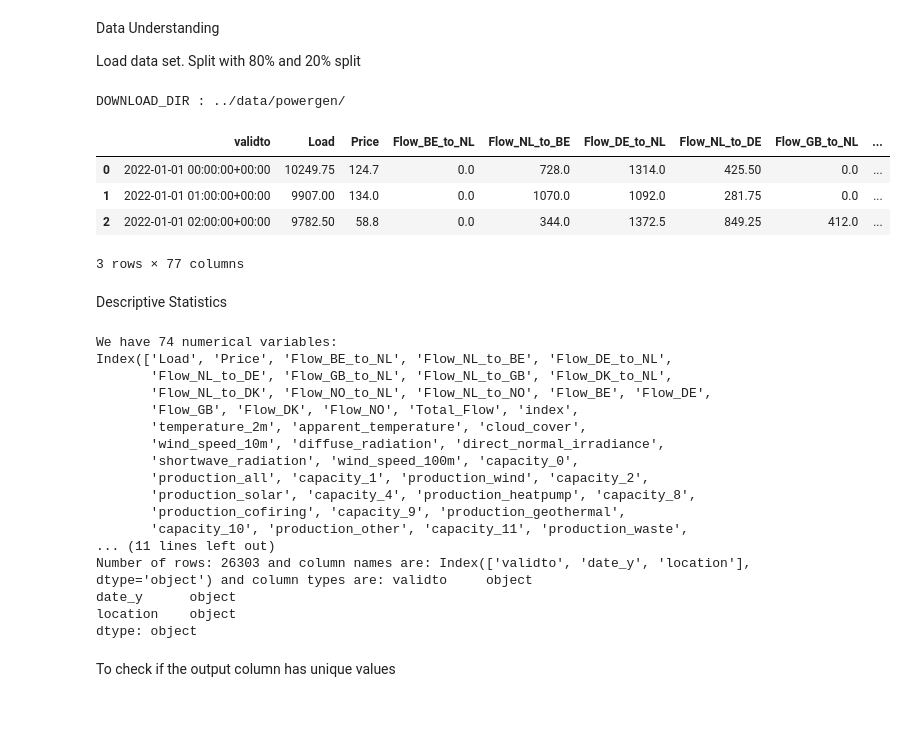
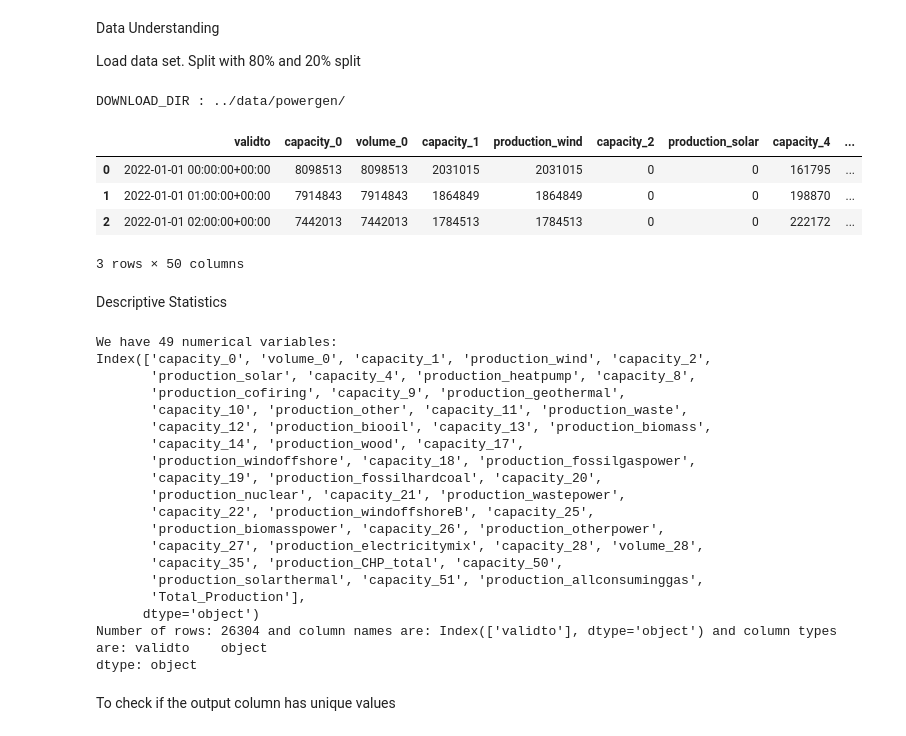
Before and after one commit to tvgerwe/ENEXIS, a Jupyter notebook: workspaces/sandeep/ned/ned-gen-prediction-regression.ipynb, the cells around one changed output. Saved outputs shown, nothing was run; the diff lists cells and outputs as text; code cells hidden in the pictures.

```diff
--- a/workspaces/sandeep/ned/ned-gen-prediction-regression.ipynb
+++ b/workspaces/sandeep/ned/ned-gen-prediction-regression.ipynb
@@ -42,41 +42,41 @@ Load data set. Split with 80% and 20% split
 # %%
 # Load API Key and download directory from config file
 CONFIG_FILE = "../config/api-call.json"
 
 def load_config(config_path):
     """Load configuration from a JSON file."""
     with open(config_path, "r") as file:
         return json.load(file)
 
 # Load config values
 config = load_config(CONFIG_FILE)
 
 # print(config)
 DOWNLOAD_DIR = config["ned"]["ned_download_dir"]
 CSV_DOWNLOAD_DIR = config["ned"]["ned_test_download_dir"]
 print("DOWNLOAD_DIR :", DOWNLOAD_DIR)
-pkl_file_path = f'{DOWNLOAD_DIR}/power-gen-type-0.pkl'
-csv_file_path = f'{CSV_DOWNLOAD_DIR}power-gen-consolidated-data-2022-2024.csv'
+# pkl_file_path = f'{DOWNLOAD_DIR}/power-gen-type-0.pkl'
+csv_file_path = f'{DOWNLOAD_DIR}power-gen-consolidated-data-2022-2024.csv'
 
 # with open('../data/dc-ned-json-data-1.pkl', 'rb') as pickle_file:
 # with open(pkl_file_path, 'rb') as pickle_file:
 with open(csv_file_path, 'rb') as csv_file:
     df_pd_orig = pd.read_csv(csv_file)
 
 # Sum of all columns starting with 'production'
-# df_pd_orig["Total_Production"] = df_pd_orig.filter(like="production").sum(axis=1)
-df_pd_orig["Total_Production"] = df_pd_orig["production_all"]
+df_pd_orig["Total_Production"] = df_pd_orig.filter(like="production").sum(axis=1)
+# df_pd_orig["Total_Production"] = df_pd_orig["production_all"]
 df_pd_orig.rename(columns={'date_x': 'validto'}, inplace=True)
 
 # Show a sample of first 3 rows.
 df_pd_orig.head(3)
 # %% [output]
 DOWNLOAD_DIR : ../data/powergen/
-|  | validto | Load | Price | Flow_BE_to_NL | Flow_NL_to_BE | Flow_DE_to_NL | Flow_NL_to_DE | Flow_GB_to_NL | ... |
-| 0 | 2022-01-01 00:00:00+00:00 | 10249.75 | 124.7 | 0.0 | 728.0 | 1314.0 | 425.50 | 0.0 | ... |
-| 1 | 2022-01-01 01:00:00+00:00 | 9907.00 | 134.0 | 0.0 | 1070.0 | 1092.0 | 281.75 | 0.0 | ... |
-| 2 | 2022-01-01 02:00:00+00:00 | 9782.50 | 58.8 | 0.0 | 344.0 | 1372.5 | 849.25 | 412.0 | ... |
+|  | validto | capacity_0 | volume_0 | capacity_1 | production_wind | capacity_2 | production_solar | capacity_4 | ... |
+| 0 | 2022-01-01 00:00:00+00:00 | 8098513 | 8098513 | 2031015 | 2031015 | 0 | 0 | 161795 | ... |
+| 1 | 2022-01-01 01:00:00+00:00 | 7914843 | 7914843 | 1864849 | 1864849 | 0 | 0 | 198870 | ... |
+| 2 | 2022-01-01 02:00:00+00:00 | 7442013 | 7442013 | 1784513 | 1784513 | 0 | 0 | 222172 | ... |
-3 rows × 77 columns
+3 rows × 50 columns
 # %% [markdown]
 Descriptive Statistics
 # %%
@@ -91,22 +91,24 @@ print(f"We have {len(l_df_num_names)} numerical variables:\n{l_df_num_names}")
 df_pd_orig_str = df_pd_orig.select_dtypes(include='object')
 print("Number of rows:", df_pd_orig_str.shape[0], "and column names are:", df_pd_orig_str.columns, "and column types are:", df_pd_orig_str.dtypes)
 # %% [output]
-We have 74 numerical variables:
-Index(['Load', 'Price', 'Flow_BE_to_NL', 'Flow_NL_to_BE', 'Flow_DE_to_NL',
-       'Flow_NL_to_DE', 'Flow_GB_to_NL', 'Flow_NL_to_GB', 'Flow_DK_to_NL',
-       'Flow_NL_to_DK', 'Flow_NO_to_NL', 'Flow_NL_to_NO', 'Flow_BE', 'Flow_DE',
-       'Flow_GB', 'Flow_DK', 'Flow_NO', 'Total_Flow', 'index',
-       'temperature_2m', 'apparent_temperature', 'cloud_cover',
-       'wind_speed_10m', 'diffuse_radiation', 'direct_normal_irradiance',
-       'shortwave_radiation', 'wind_speed_100m', 'capacity_0',
-       'production_all', 'capacity_1', 'production_wind', 'capacity_2',
+We have 49 numerical variables:
+Index(['capacity_0', 'volume_0', 'capacity_1', 'production_wind', 'capacity_2',
        'production_solar', 'capacity_4', 'production_heatpump', 'capacity_8',
        'production_cofiring', 'capacity_9', 'production_geothermal',
        'capacity_10', 'production_other', 'capacity_11', 'production_waste',
-... (11 lines left out)
-Number of rows: 26303 and column names are: Index(['validto', 'date_y', 'location'], dtype='object') and column types are: validto     object
-date_y      object
-location    object
+       'capacity_12', 'production_biooil', 'capacity_13', 'production_biomass',
+       'capacity_14', 'production_wood', 'capacity_17',
+       'production_windoffshore', 'capacity_18', 'production_fossilgaspower',
+       'capacity_19', 'production_fossilhardcoal', 'capacity_20',
+       'production_nuclear', 'capacity_21', 'production_wastepower',
+       'capacity_22', 'production_windoffshoreB', 'capacity_25',
+       'production_biomasspower', 'capacity_26', 'production_otherpower',
+       'capacity_27', 'production_electricitymix', 'capacity_28', 'volume_28',
+       'capacity_35', 'production_CHP_total', 'capacity_50',
+       'production_solarthermal', 'capacity_51', 'production_allconsuminggas',
+       'Total_Production'],
+      dtype='object')
+Number of rows: 26304 and column names are: Index(['validto'], dtype='object') and column types are: validto    object
 dtype: object
 # %% [markdown]
 To check if the output column has unique values
```
Also changed, not shown: parts of 8 cells of this notebook, 6 other files.
